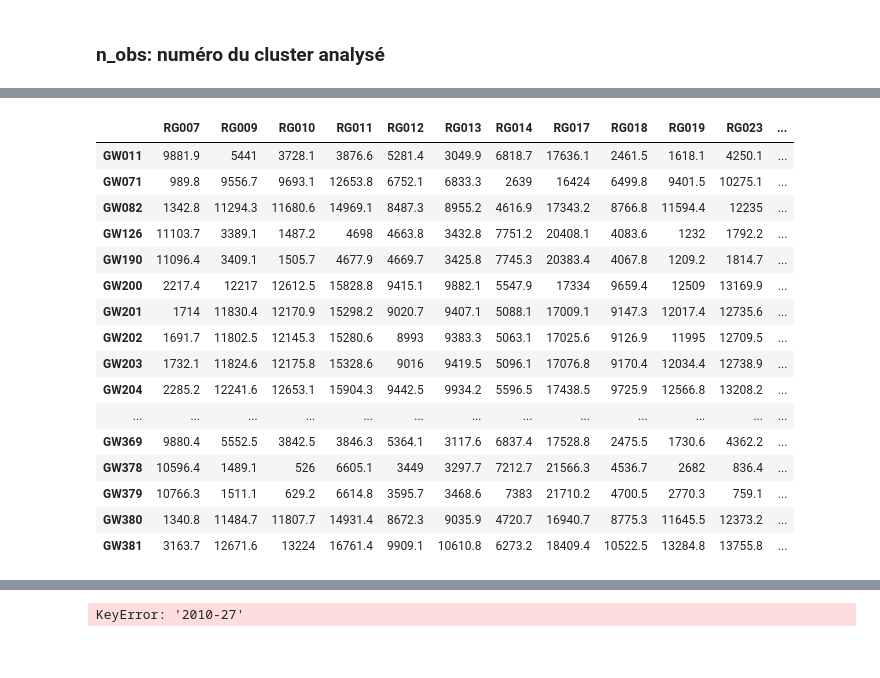
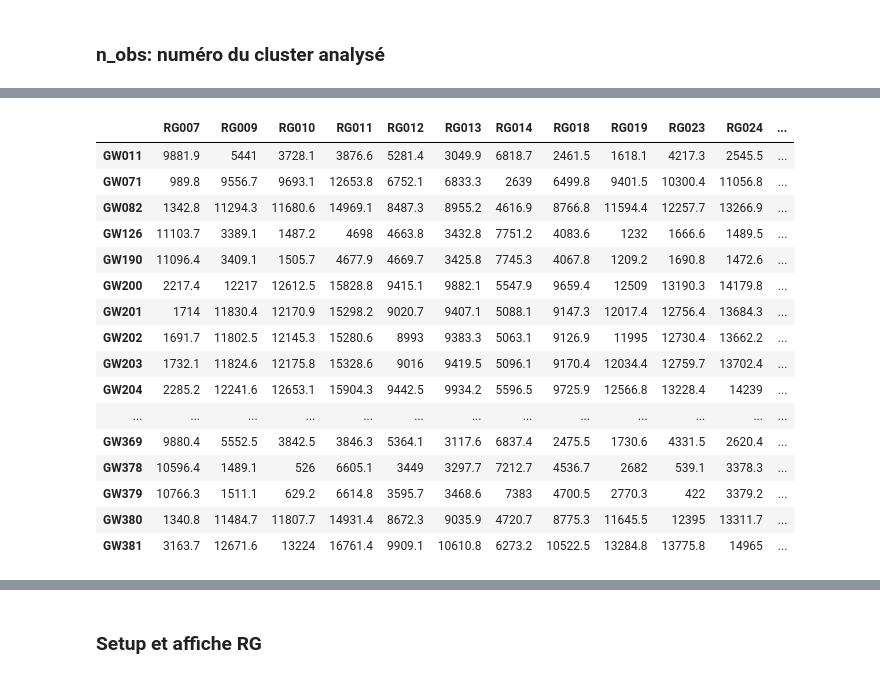
Before and after one commit to LevavasseurYann/Hydro-Data-Mining-, a Jupyter notebook: Read_cluster.ipynb, the cells around one changed output, grey strips where cells are left out. Saved outputs shown, nothing was run; the diff lists cells and outputs as text; code cells hidden in the pictures.

```diff
--- a/Read_cluster.ipynb
+++ b/Read_cluster.ipynb
@@ -129,9 +113,9 @@ could be huge and long computation due to massive dataset
 # %% [markdown]
 ### n_obs: numéro du cluster analysé
 # %%
-n_obs = 0
-cluster_GW.geo.plotly_3D(cluster_GW.cluster_by_name[n_obs])
+n_obs = 3
+#cluster_GW.geo.plotly_3D(cluster_GW.cluster_by_name[n_obs])
 cluster_GW.geo.distance_matrix()
-cluster_GW.ploter.plot_histo_2(n_obs)
-cluster_GW.clust_hoverview(n_obs)
+#cluster_GW.ploter.plot_histo_2(n_obs)
+#cluster_GW.clust_hoverview(n_obs)
 # %% [output]
@@ -139,17 +122,17 @@ cluster_GW.clust_hoverview(n_obs)
-|  | RG007 | RG009 | RG010 | RG011 | RG012 | RG013 | RG014 | RG017 | RG018 | RG019 | RG023 | ... |
-| GW011 | 9881.9 | 5441 | 3728.1 | 3876.6 | 5281.4 | 3049.9 | 6818.7 | 17636.1 | 2461.5 | 1618.1 | 4250.1 | ... |
-| GW071 | 989.8 | 9556.7 | 9693.1 | 12653.8 | 6752.1 | 6833.3 | 2639 | 16424 | 6499.8 | 9401.5 | 10275.1 | ... |
-| GW082 | 1342.8 | 11294.3 | 11680.6 | 14969.1 | 8487.3 | 8955.2 | 4616.9 | 17343.2 | 8766.8 | 11594.4 | 12235 | ... |
-| GW126 | 11103.7 | 3389.1 | 1487.2 | 4698 | 4663.8 | 3432.8 | 7751.2 | 20408.1 | 4083.6 | 1232 | 1792.2 | ... |
-| GW190 | 11096.4 | 3409.1 | 1505.7 | 4677.9 | 4669.7 | 3425.8 | 7745.3 | 20383.4 | 4067.8 | 1209.2 | 1814.7 | ... |
-| GW200 | 2217.4 | 12217 | 12612.5 | 15828.8 | 9415.1 | 9882.1 | 5547.9 | 17334 | 9659.4 | 12509 | 13169.9 | ... |
-| GW201 | 1714 | 11830.4 | 12170.9 | 15298.2 | 9020.7 | 9407.1 | 5088.1 | 17009.1 | 9147.3 | 12017.4 | 12735.6 | ... |
-| GW202 | 1691.7 | 11802.5 | 12145.3 | 15280.6 | 8993 | 9383.3 | 5063.1 | 17025.6 | 9126.9 | 11995 | 12709.5 | ... |
-| GW203 | 1732.1 | 11824.6 | 12175.8 | 15328.6 | 9016 | 9419.5 | 5096.1 | 17076.8 | 9170.4 | 12034.4 | 12738.9 | ... |
-| GW204 | 2285.2 | 12241.6 | 12653.1 | 15904.3 | 9442.5 | 9934.2 | 5596.5 | 17438.5 | 9725.9 | 12566.8 | 13208.2 | ... |
+|  | RG007 | RG009 | RG010 | RG011 | RG012 | RG013 | RG014 | RG018 | RG019 | RG023 | RG024 | ... |
+| GW011 | 9881.9 | 5441 | 3728.1 | 3876.6 | 5281.4 | 3049.9 | 6818.7 | 2461.5 | 1618.1 | 4217.3 | 2545.5 | ... |
+| GW071 | 989.8 | 9556.7 | 9693.1 | 12653.8 | 6752.1 | 6833.3 | 2639 | 6499.8 | 9401.5 | 10300.4 | 11056.8 | ... |
+| GW082 | 1342.8 | 11294.3 | 11680.6 | 14969.1 | 8487.3 | 8955.2 | 4616.9 | 8766.8 | 11594.4 | 12257.7 | 13266.9 | ... |
+| GW126 | 11103.7 | 3389.1 | 1487.2 | 4698 | 4663.8 | 3432.8 | 7751.2 | 4083.6 | 1232 | 1666.6 | 1489.5 | ... |
+| GW190 | 11096.4 | 3409.1 | 1505.7 | 4677.9 | 4669.7 | 3425.8 | 7745.3 | 4067.8 | 1209.2 | 1690.8 | 1472.6 | ... |
+| GW200 | 2217.4 | 12217 | 12612.5 | 15828.8 | 9415.1 | 9882.1 | 5547.9 | 9659.4 | 12509 | 13190.3 | 14179.8 | ... |
+| GW201 | 1714 | 11830.4 | 12170.9 | 15298.2 | 9020.7 | 9407.1 | 5088.1 | 9147.3 | 12017.4 | 12756.4 | 13684.3 | ... |
+| GW202 | 1691.7 | 11802.5 | 12145.3 | 15280.6 | 8993 | 9383.3 | 5063.1 | 9126.9 | 11995 | 12730.4 | 13662.2 | ... |
+| GW203 | 1732.1 | 11824.6 | 12175.8 | 15328.6 | 9016 | 9419.5 | 5096.1 | 9170.4 | 12034.4 | 12759.7 | 13702.4 | ... |
+| GW204 | 2285.2 | 12241.6 | 12653.1 | 15904.3 | 9442.5 | 9934.2 | 5596.5 | 9725.9 | 12566.8 | 13228.4 | 14239 | ... |
 | ... | ... | ... | ... | ... | ... | ... | ... | ... | ... | ... | ... | ... |
-| GW369 | 9880.4 | 5552.5 | 3842.5 | 3846.3 | 5364.1 | 3117.6 | 6837.4 | 17528.8 | 2475.5 | 1730.6 | 4362.2 | ... |
-| GW378 | 10596.4 | 1489.1 | 526 | 6605.1 | 3449 | 3297.7 | 7212.7 | 21566.3 | 4536.7 | 2682 | 836.4 | ... |
-| GW379 | 10766.3 | 1511.1 | 629.2 | 6614.8 | 3595.7 | 3468.6 | 7383 | 21710.2 | 4700.5 | 2770.3 | 759.1 | ... |
-| GW380 | 1340.8 | 11484.7 | 11807.7 | 14931.4 | 8672.3 | 9035.9 | 4720.7 | 16940.7 | 8775.3 | 11645.5 | 12373.2 | ... |
-| GW381 | 3163.7 | 12671.6 | 13224 | 16761.4 | 9909.1 | 10610.8 | 6273.2 | 18409.4 | 10522.5 | 13284.8 | 13755.8 | ... |
+| GW369 | 9880.4 | 5552.5 | 3842.5 | 3846.3 | 5364.1 | 3117.6 | 6837.4 | 2475.5 | 1730.6 | 4331.5 | 2620.4 | ... |
+| GW378 | 10596.4 | 1489.1 | 526 | 6605.1 | 3449 | 3297.7 | 7212.7 | 4536.7 | 2682 | 539.1 | 3378.3 | ... |
+| GW379 | 10766.3 | 1511.1 | 629.2 | 6614.8 | 3595.7 | 3468.6 | 7383 | 4700.5 | 2770.3 | 422 | 3379.2 | ... |
+| GW380 | 1340.8 | 11484.7 | 11807.7 | 14931.4 | 8672.3 | 9035.9 | 4720.7 | 8775.3 | 11645.5 | 12395 | 13311.7 | ... |
+| GW381 | 3163.7 | 12671.6 | 13224 | 16761.4 | 9909.1 | 10610.8 | 6273.2 | 10522.5 | 13284.8 | 13775.8 | 14965 | ... |
@@ -158,4 +139,5 @@ cluster_GW.clust_hoverview(n_obs)
-KeyError: '2010-27'
+# %% [markdown]
+### Setup et affiche RG
 # %%
 cluster_RG.ss.reset_dataset()
 cluster_RG.ss.years = cluster_GW.ss.years
```
Also changed, not shown: parts of 38 cells of this notebook, 11 other files.
